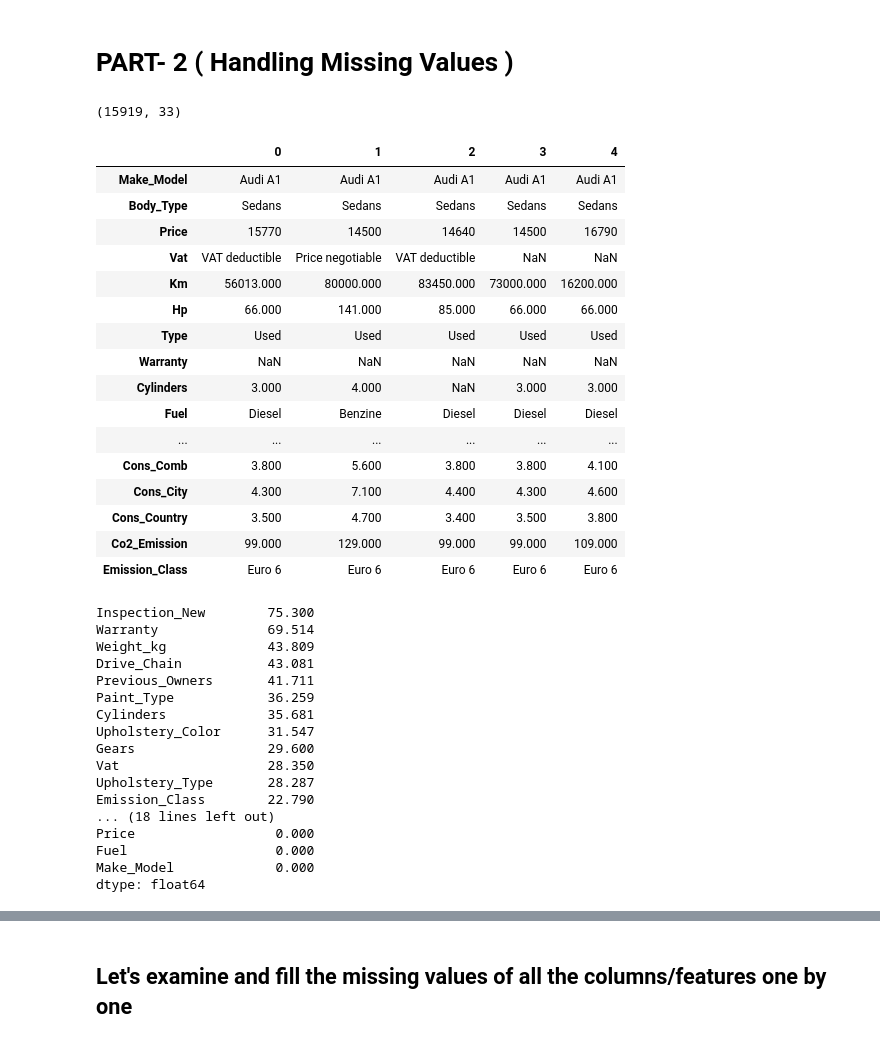
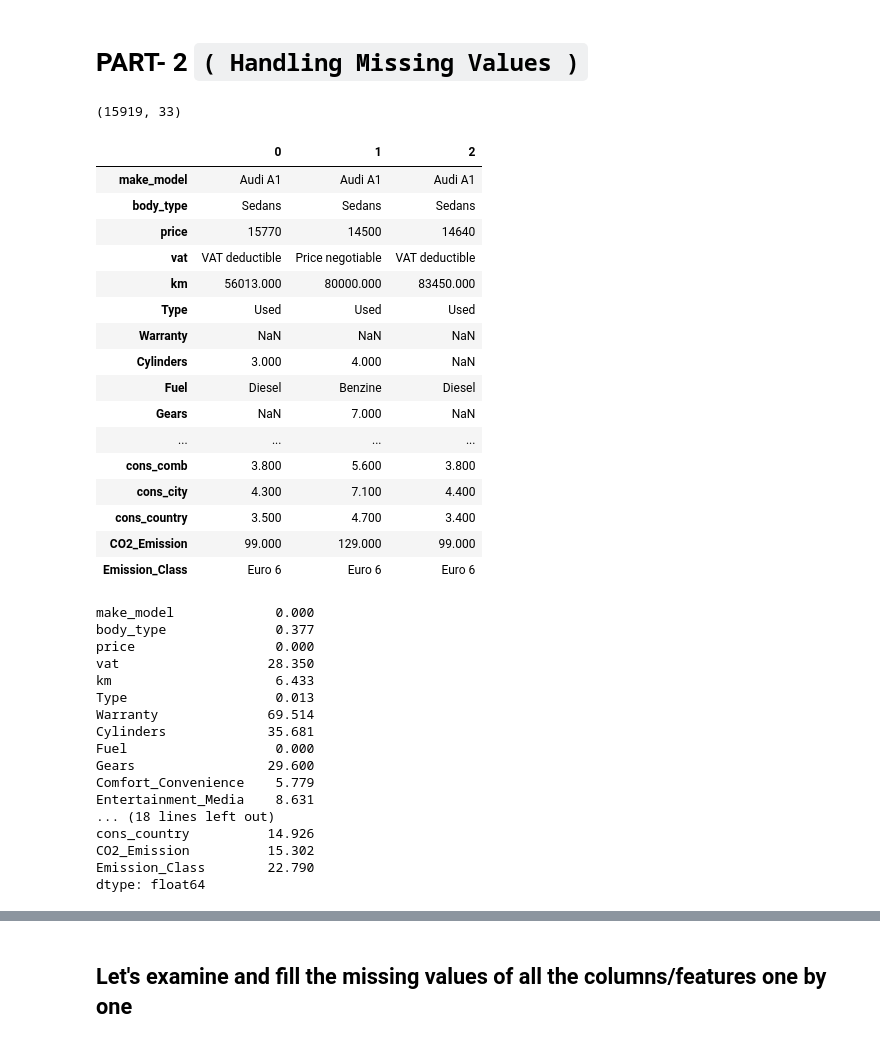
Before and after one commit to mdurular/Data-Analysis, a Jupyter notebook: 7. Projects/Capstone Project (AutoScout Data Analysis Project)/EDA_scout_car_phase_2 (Handling_Missing_Values).ipynb, the cells around one changed output, grey strips where cells are left out. Drawn from its saved outputs; the diff is of its cells as text; code cells hidden in the pictures.

```diff
--- a/7. Projects/Capstone Project (AutoScout Data Analysis Project)/EDA_scout_car_phase_2 (Handling_Missing_Values).ipynb
+++ b/7. Projects/Capstone Project (AutoScout Data Analysis Project)/EDA_scout_car_phase_2 (Handling_Missing_Values).ipynb
@@ -1,5 +1,5 @@
 # %% [markdown]
-# PART- 2 ( Handling Missing Values )
+# PART- 2 `( Handling Missing Values )`
 # %%
 import numpy as np
 import pandas as pd
@@ -30,44 +30,44 @@ df.shape
 # %% [output]
 (15919, 33)
 # %%
-df.head().T
+df.head(3).T
 # %% [output]
-|  | 0 | 1 | 2 | 3 | 4 |
-| Make_Model | Audi A1 | Audi A1 | Audi A1 | Audi A1 | Audi A1 |
-| Body_Type | Sedans | Sedans | Sedans | Sedans | Sedans |
-| Price | 15770 | 14500 | 14640 | 14500 | 16790 |
-| Vat | VAT deductible | Price negotiable | VAT deductible | NaN | NaN |
-| Km | 56013.000 | 80000.000 | 83450.000 | 73000.000 | 16200.000 |
-| Hp | 66.000 | 141.000 | 85.000 | 66.000 | 66.000 |
-| Type | Used | Used | Used | Used | Used |
-| Warranty | NaN | NaN | NaN | NaN | NaN |
-| Cylinders | 3.000 | 4.000 | NaN | 3.000 | 3.000 |
-| Fuel | Diesel | Benzine | Diesel | Diesel | Diesel |
-| ... | ... | ... | ... | ... | ... |
-| Cons_Comb | 3.800 | 5.600 | 3.800 | 3.800 | 4.100 |
-| Cons_City | 4.300 | 7.100 | 4.400 | 4.300 | 4.600 |
-| Cons_Country | 3.500 | 4.700 | 3.400 | 3.500 | 3.800 |
-| Co2_Emission | 99.000 | 129.000 | 99.000 | 99.000 | 109.000 |
-| Emission_Class | Euro 6 | Euro 6 | Euro 6 | Euro 6 | Euro 6 |
+|  | 0 | 1 | 2 |
+| make_model | Audi A1 | Audi A1 | Audi A1 |
+| body_type | Sedans | Sedans | Sedans |
+| price | 15770 | 14500 | 14640 |
+| vat | VAT deductible | Price negotiable | VAT deductible |
+| km | 56013.000 | 80000.000 | 83450.000 |
+| Type | Used | Used | Used |
+| Warranty | NaN | NaN | NaN |
+| Cylinders | 3.000 | 4.000 | NaN |
+| Fuel | Diesel | Benzine | Diesel |
+| Gears | NaN | 7.000 | NaN |
+| ... | ... | ... | ... |
+| cons_comb | 3.800 | 5.600 | 3.800 |
+| cons_city | 4.300 | 7.100 | 4.400 |
+| cons_country | 3.500 | 4.700 | 3.400 |
+| CO2_Emission | 99.000 | 129.000 | 99.000 |
+| Emission_Class | Euro 6 | Euro 6 | Euro 6 |
 # %%
-(df.isnull().sum()/df.shape[0]*100).sort_values(ascending=False)
+df.isnull().sum()/df.shape[0]*100
 # %% [output]
-Inspection_New        75.300
+make_model             0.000
+body_type              0.377
+price                  0.000
+vat                   28.350
+km                     6.433
+Type                   0.013
 Warranty              69.514
-Weight_kg             43.809
-Drive_Chain           43.081
-Previous_Owners       41.711
-Paint_Type            36.259
 Cylinders             35.681
-Upholstery_Color      31.547
+Fuel                   0.000
 Gears                 29.600
-Vat                   28.350
-Upholstery_Type       28.287
+Comfort_Convenience    5.779
+Entertainment_Media    8.631
+... (18 lines left out)
+cons_country          14.926
+CO2_Emission          15.302
 Emission_Class        22.790
-... (18 lines left out)
-Price                  0.000
-Fuel                   0.000
-Make_Model             0.000
 dtype: float64
 # %%
 miss_val = []
```
Also changed, not shown: parts of 269 cells of this notebook, 6 other files.
